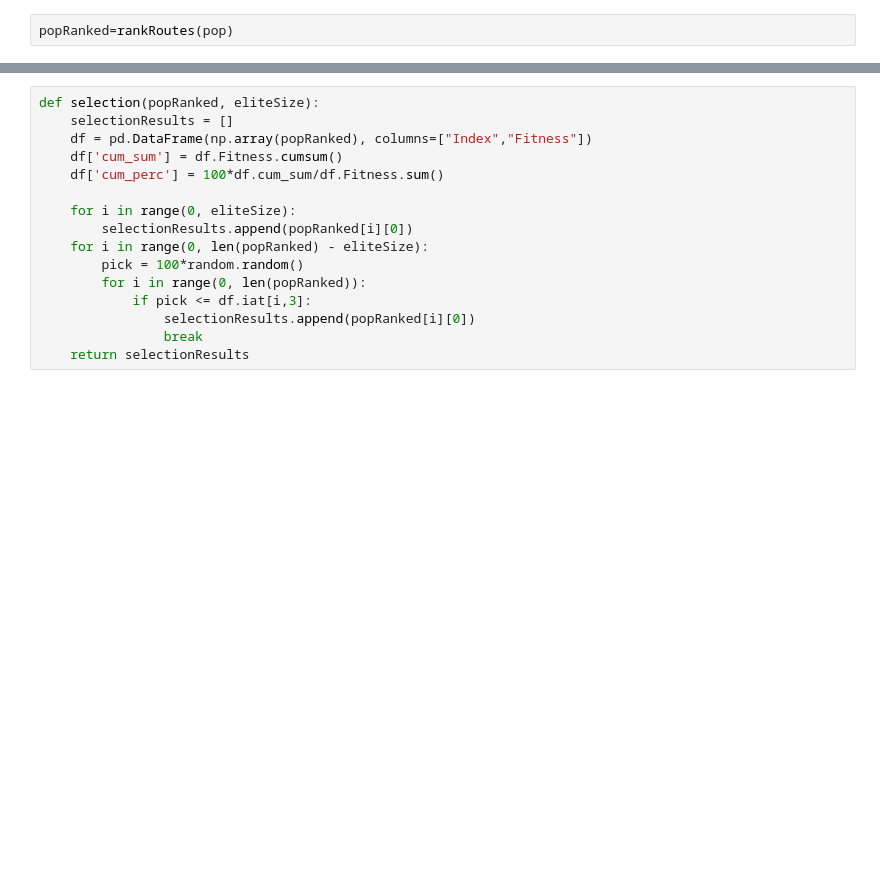
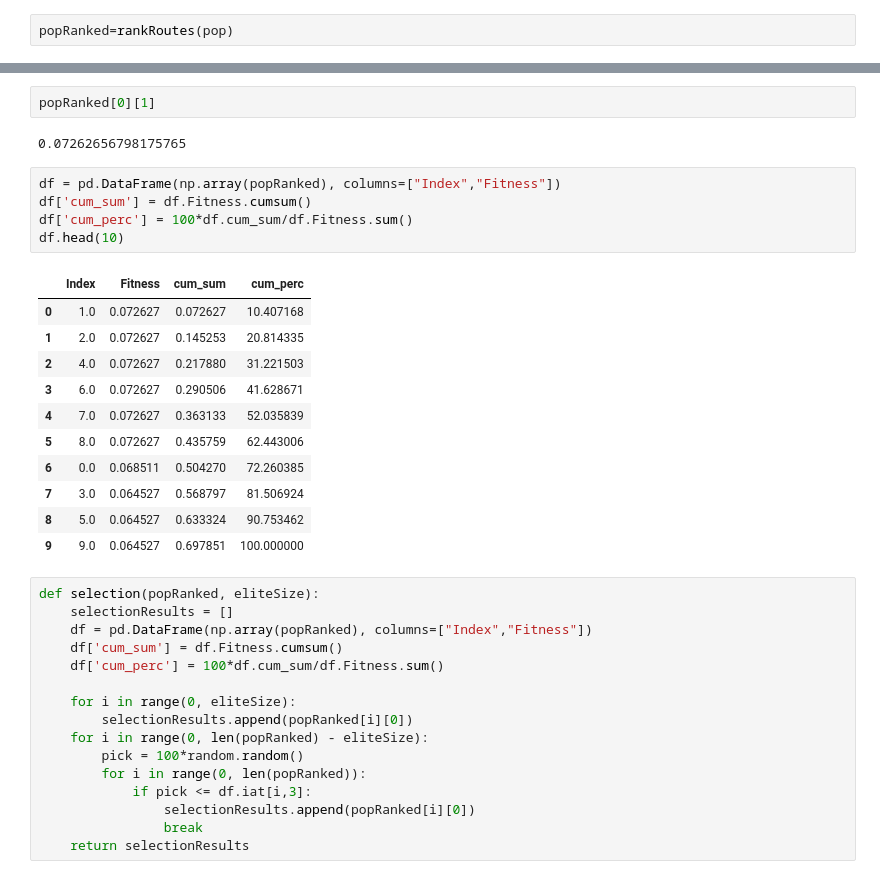
Before and after one commit to sedavasema/GA, a Jupyter notebook: فروشنده_دوره_گرد_با_الگوریتم_ژنتیک.ipynb, the cells around one changed output, grey strips where cells are left out. Drawn from its saved outputs; the diff is of its cells as text; blank space fills up the shorter version.

```diff
--- a/فروشنده_دوره_گرد_با_الگوریتم_ژنتیک.ipynb
+++ b/فروشنده_دوره_گرد_با_الگوریتم_ژنتیک.ipynb
@@ -93,3 +140,24 @@ popRanked=rankRoutes(pop)
+# %%
+popRanked[0][1]
+# %% [output]
+0.07262656798175765
+# %%
+df = pd.DataFrame(np.array(popRanked), columns=["Index","Fitness"])
+df['cum_sum'] = df.Fitness.cumsum()
+df['cum_perc'] = 100*df.cum_sum/df.Fitness.sum()
+df.head(10)
+# %% [output]
+|  | Index | Fitness | cum_sum | cum_perc |
+| 0 | 1.0 | 0.072627 | 0.072627 | 10.407168 |
+| 1 | 2.0 | 0.072627 | 0.145253 | 20.814335 |
+| 2 | 4.0 | 0.072627 | 0.217880 | 31.221503 |
+| 3 | 6.0 | 0.072627 | 0.290506 | 41.628671 |
+| 4 | 7.0 | 0.072627 | 0.363133 | 52.035839 |
+| 5 | 8.0 | 0.072627 | 0.435759 | 62.443006 |
+| 6 | 0.0 | 0.068511 | 0.504270 | 72.260385 |
+| 7 | 3.0 | 0.064527 | 0.568797 | 81.506924 |
+| 8 | 5.0 | 0.064527 | 0.633324 | 90.753462 |
+| 9 | 9.0 | 0.064527 | 0.697851 | 100.000000 |
 # %%
 def selection(popRanked, eliteSize):
     selectionResults = []
```
Also changed, not shown: parts of 17 cells of this notebook.
